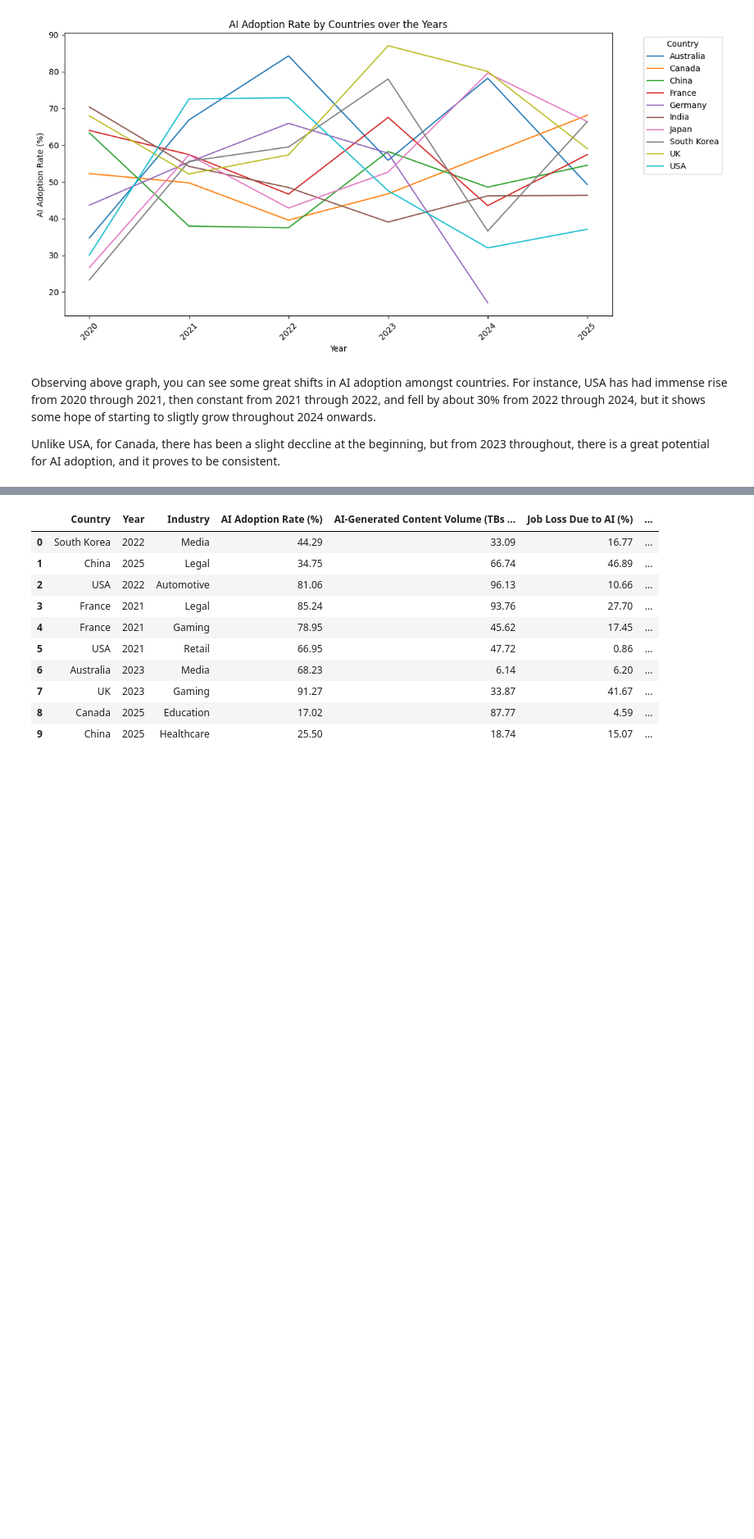
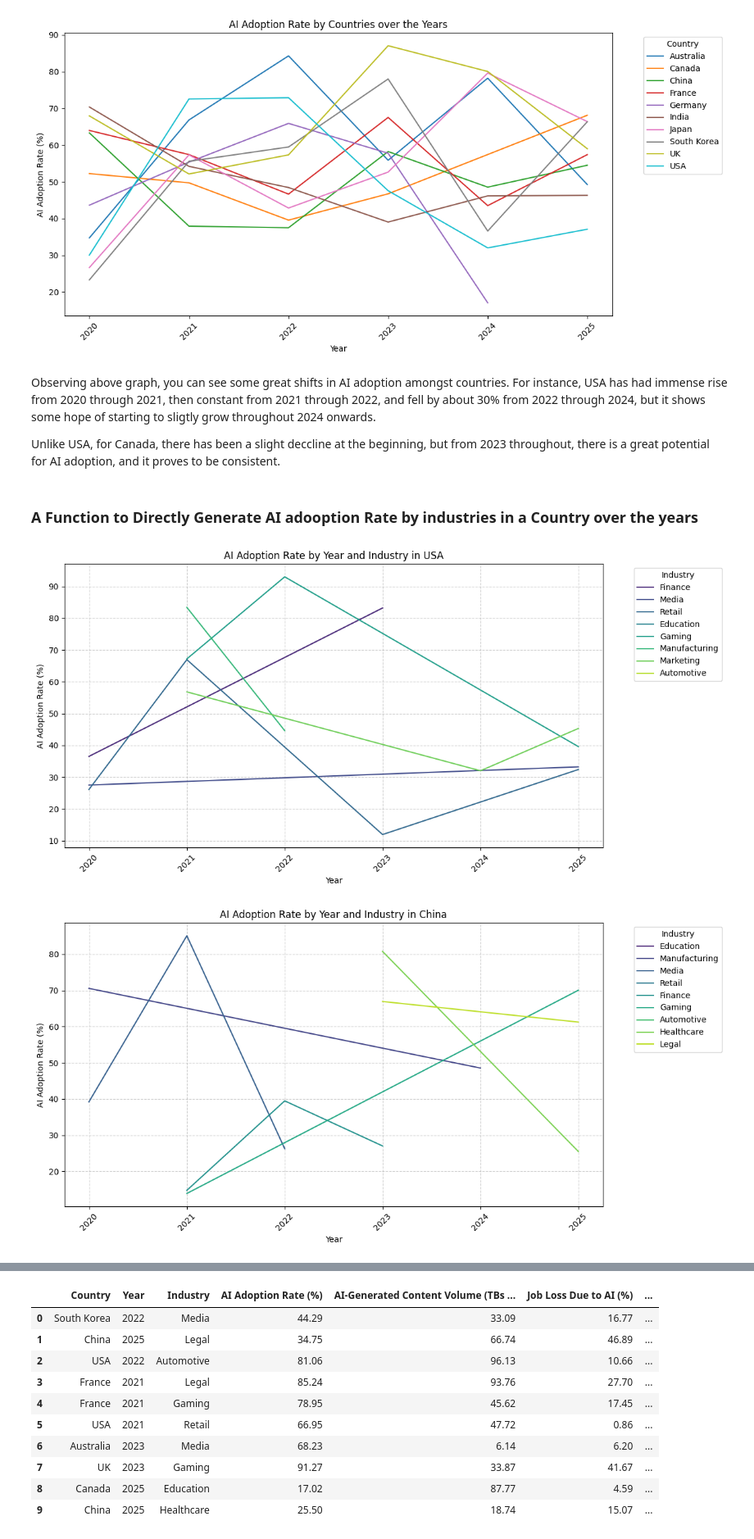
Before and after one commit to cesardushime/AI-Adoption-Job-Displacement-Analysis-2020-2025, a Jupyter notebook: ai_adoption_EDA.ipynb, the cells around one changed output, grey strips where cells are left out. Shown at 82% size. Saved outputs shown, nothing was run; the diff lists cells and outputs as text; code cells hidden in the pictures; blank space fills up the shorter version.

Commit message:
updated the function for re-use to other countries

```diff
--- a/ai_adoption_EDA.ipynb
+++ b/ai_adoption_EDA.ipynb
@@ -261,4 +261,6 @@ plt.tight_layout()
 Observing above graph, you can see some great shifts in AI adoption amongst countries. For instance, USA has had immense rise from 2020 through 2021, then constant from 2021 through 2022, and fell by about 30% from 2022 through 2024, but it shows some hope of starting to sligtly grow throughout 2024 onwards.
 
 Unlike USA, for Canada, there has been a slight deccline at the beginning, but from 2023 throughout, there is a great potential for AI adoption, and it proves to be consistent.
+# %% [markdown]
+### A Function to Directly Generate AI adooption Rate by industries in a Country over the years
 # %%
@@ -281,3 +283,10 @@ def plot_country_ai_adoption(df, country_name):
     plt.grid(True, linestyle='--', alpha=0.6)
     plt.tight_layout()
     plt.show()
+# %%
+plot_country_ai_adoption(df, 'USA')
+plot_country_ai_adoption(df, 'China')
+plot_country_ai_adoption(df, 'India')
+# %% [output]
+[figure, added]
+[figure, added]
```
Also changed, not shown: parts of 2 cells of this notebook.
